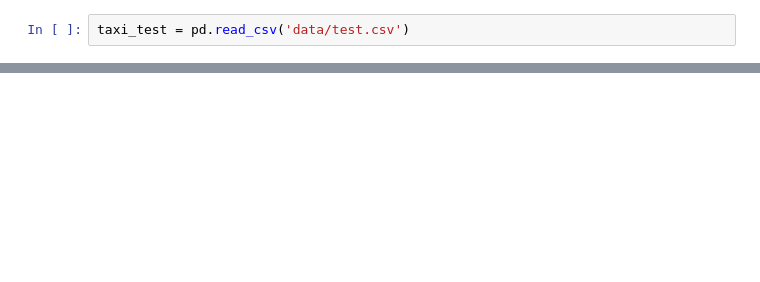
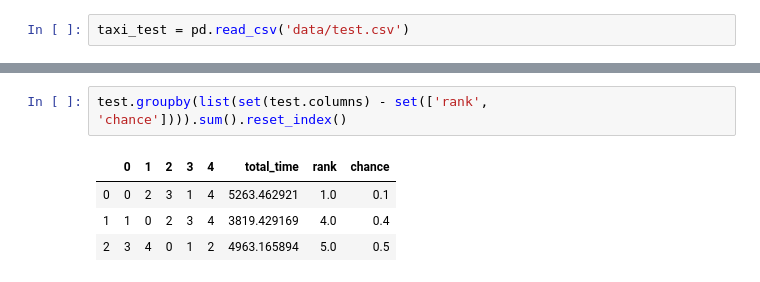
Before and after one commit to eldonlk/CP255-Route_Optimization, a Jupyter notebook: GA.ipynb, the cells around one changed output, grey strips where cells are left out. Drawn from its saved outputs; the diff is of its cells as text; blank space fills up the shorter version.

```diff
--- a/GA.ipynb
+++ b/GA.ipynb
@@ -42,0 +247,7 @@ taxi_test.head(10)[['pickup_longitude', 'pickup_latitude', 'dropoff_longitude',
+# %%
+test.groupby(list(set(test.columns) - set(['rank', 'chance']))).sum().reset_index()
+# %% [output]
+|  | 0 | 1 | 2 | 3 | 4 | total_time | rank | chance |
+| 0 | 0 | 2 | 3 | 1 | 4 | 5263.462921 | 1.0 | 0.1 |
+| 1 | 1 | 0 | 2 | 3 | 4 | 3819.429169 | 4.0 | 0.4 |
+| 2 | 3 | 4 | 0 | 1 | 2 | 4963.165894 | 5.0 | 0.5 |
```
Also changed, not shown: parts of 45 cells of this notebook.
